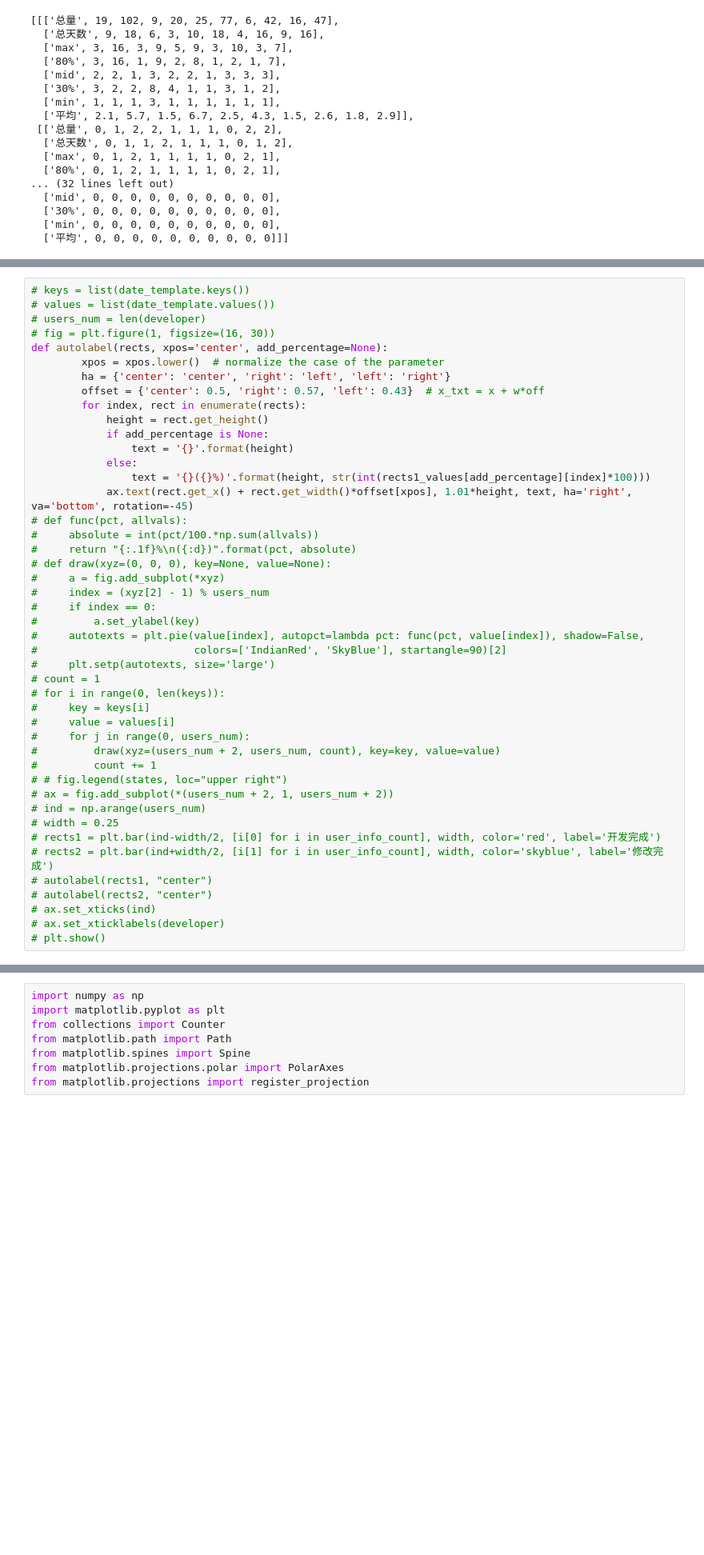
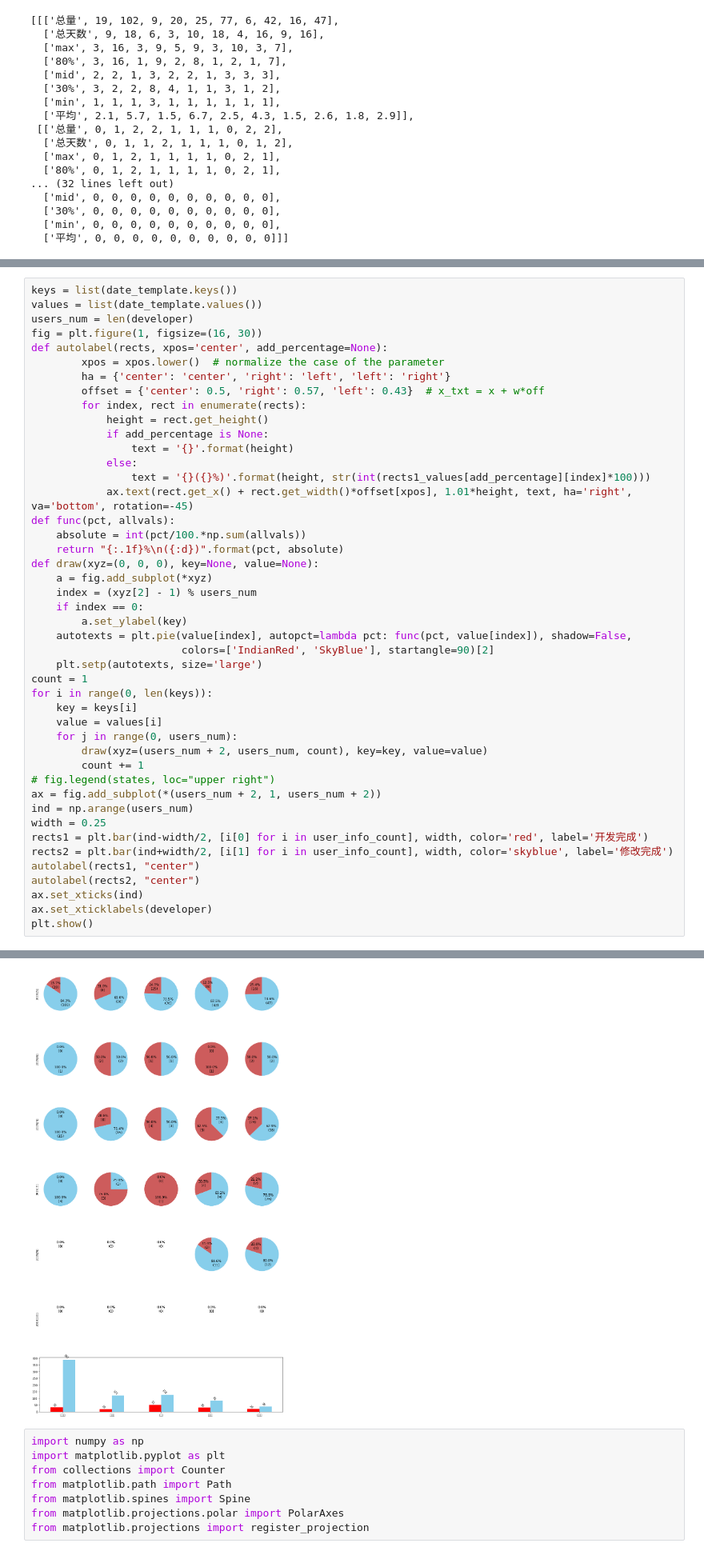
Before and after one commit to czasg/ScrapyLearning, a Jupyter notebook: czaSpider/dump2/数据分析个人版/开发频度统计/频度数据统计.ipynb, the cells around one changed output, grey strips where cells are left out. Shown at 80% size. Drawn from its saved outputs; the diff is of its cells as text; blank space fills up the shorter version.

```diff
--- a/czaSpider/dump2/数据分析个人版/开发频度统计/频度数据统计.ipynb
+++ b/czaSpider/dump2/数据分析个人版/开发频度统计/频度数据统计.ipynb
@@ -354,10 +354,10 @@ findfont: Font family ['sans-serif'] not found. Falling back to DejaVu Sans.
 findfont: Font family ['sans-serif'] not found. Falling back to DejaVu Sans.
 [figure]
 # %%
-# keys = list(date_template.keys())
-# values = list(date_template.values())
-# users_num = len(developer)
-# fig = plt.figure(1, figsize=(16, 30))
+keys = list(date_template.keys())
+values = list(date_template.values())
+users_num = len(developer)
+fig = plt.figure(1, figsize=(16, 30))
 def autolabel(rects, xpos='center', add_percentage=None):
         xpos = xpos.lower()  # normalize the case of the parameter
         ha = {'center': 'center', 'right': 'left', 'left': 'right'}
@@ -369,32 +369,33 @@ def autolabel(rects, xpos='center', add_percentage=None):
             else:
                 text = '{}({}%)'.format(height, str(int(rects1_values[add_percentage][index]*100)))
             ax.text(rect.get_x() + rect.get_width()*offset[xpos], 1.01*height, text, ha='right', va='bottom', rotation=-45)
-# def func(pct, allvals):
-#     absolute = int(pct/100.*np.sum(allvals))
-#     return "{:.1f}%\n({:d})".format(pct, absolute)
-# def draw(xyz=(0, 0, 0), key=None, value=None):
-#     a = fig.add_subplot(*xyz)
-#     index = (xyz[2] - 1) % users_num
-#     if index == 0:
-#         a.set_ylabel(key)
-#     autotexts = plt.pie(value[index], autopct=lambda pct: func(pct, value[index]), shadow=False,
-#                         colors=['IndianRed', 'SkyBlue'], startangle=90)[2]
-#     plt.setp(autotexts, size='large')
-# count = 1
-# for i in range(0, len(keys)):
-#     key = keys[i]
-#     value = values[i]
-#     for j in range(0, users_num):
-#         draw(xyz=(users_num + 2, users_num, count), key=key, value=value)
-#         count += 1
-# # fig.legend(states, loc="upper right")
-# ax = fig.add_subplot(*(users_num + 2, 1, users_num + 2))
-# ind = np.arange(users_num)
-# width = 0.25
-# rects1 = plt.bar(ind-width/2, [i[0] for i in user_info_count], width, color='red', label='开发完成')
-# rects2 = plt.bar(ind+width/2, [i[1] for i in user_info_count], width, color='skyblue', label='修改完成')
-# autolabel(rects1, "center")
-# autolabel(rects2, "center")
-# ax.set_xticks(ind)
-# ax.set_xticklabels(developer)
-# plt.show()
+def func(pct, allvals):
+    absolute = int(pct/100.*np.sum(allvals))
+    return "{:.1f}%\n({:d})".format(pct, absolute)
+def draw(xyz=(0, 0, 0), key=None, value=None):
+    a = fig.add_subplot(*xyz)
+    index = (xyz[2] - 1) % users_num
+    if index == 0:
+        a.set_ylabel(key)
+    autotexts = plt.pie(value[index], autopct=lambda pct: func(pct, value[index]), shadow=False,
+                        colors=['IndianRed', 'SkyBlue'], startangle=90)[2]
+    plt.setp(autotexts, size='large')
+count = 1
+for i in range(0, len(keys)):
+    key = keys[i]
+    value = values[i]
+    for j in range(0, users_num):
+        draw(xyz=(users_num + 2, users_num, count), key=key, value=value)
+        count += 1
+# fig.legend(states, loc="upper right")
+ax = fig.add_subplot(*(users_num + 2, 1, users_num + 2))
+ind = np.arange(users_num)
+width = 0.25
+rects1 = plt.bar(ind-width/2, [i[0] for i in user_info_count], width, color='red', label='开发完成')
+rects2 = plt.bar(ind+width/2, [i[1] for i in user_info_count], width, color='skyblue', label='修改完成')
+autolabel(rects1, "center")
+autolabel(rects2, "center")
+ax.set_xticks(ind)
+ax.set_xticklabels(developer)
+plt.show()
+# %% [output]
@@ -401,3 +403,4 @@ def autolabel(rects, xpos='center', add_percentage=None):
+[figure, added]
 # %%
 import numpy as np
 import matplotlib.pyplot as plt
```
Also changed, not shown: parts of 1 cell of this notebook.
